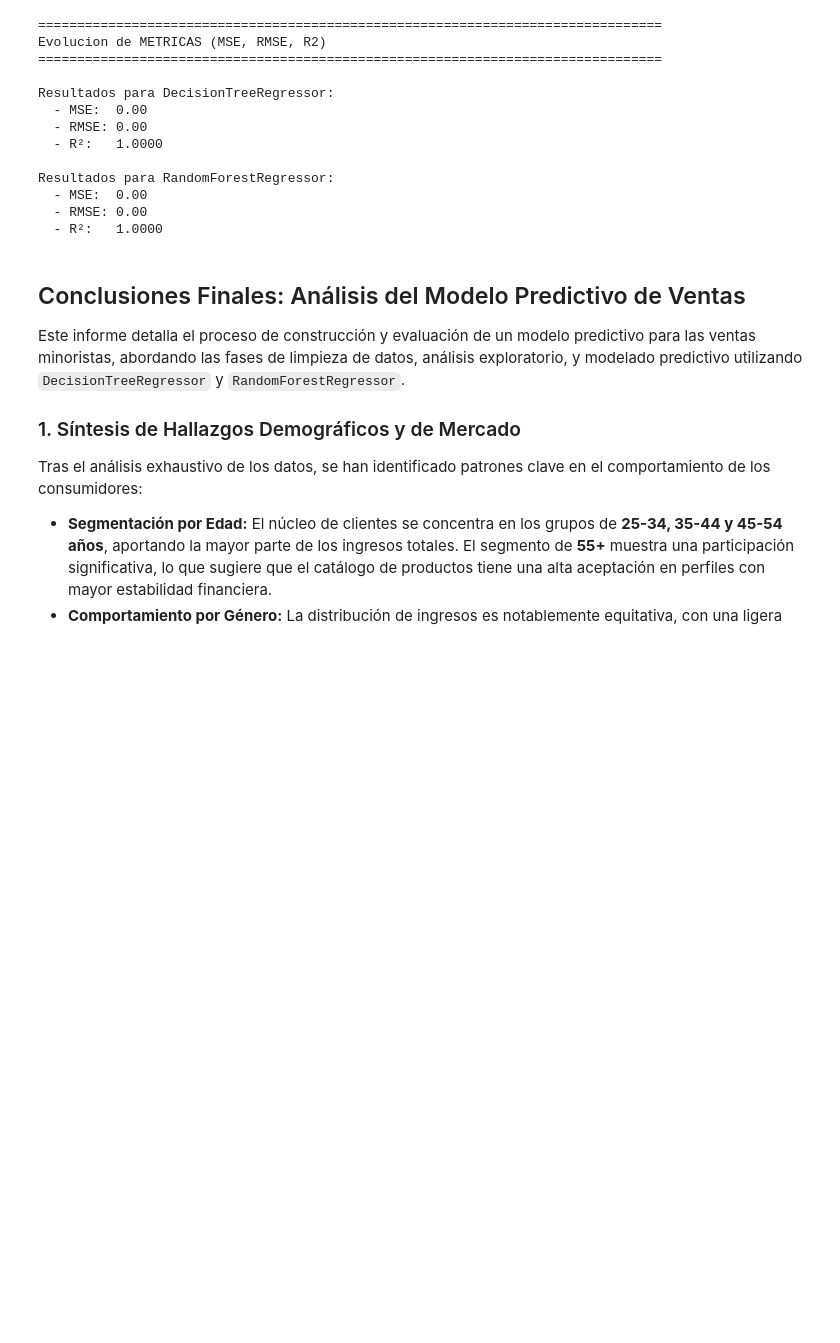
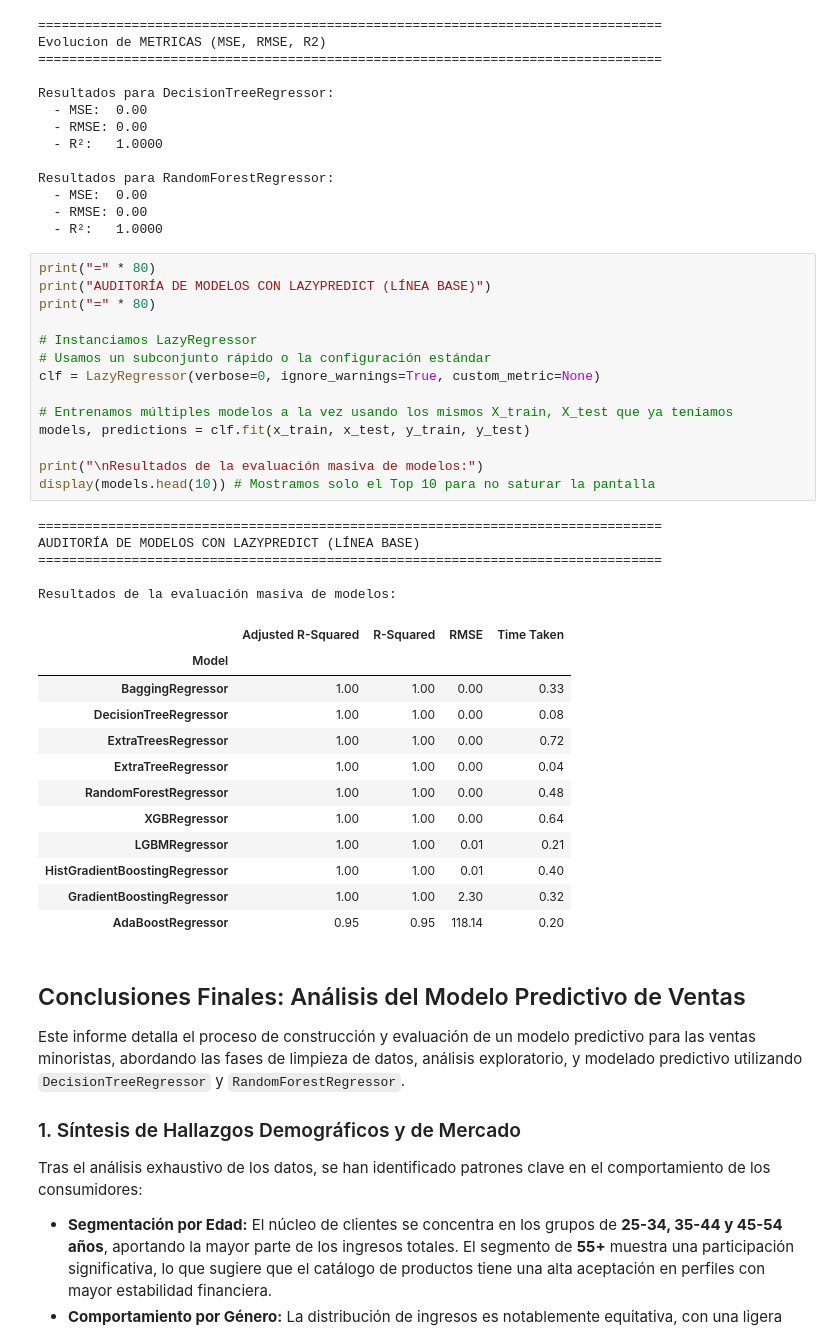
Before and after one commit to Kuoz2/An-lisis_y_Predicci-n, a Jupyter notebook: FinalExamen.ipynb, the cells around one changed output. Cells and saved outputs as stored; diff of their text form; blank space fills up the shorter version.

```diff
--- a/FinalExamen.ipynb
+++ b/FinalExamen.ipynb
@@ -854,6 +857,38 @@ Resultados para RandomForestRegressor:
   - MSE:  0.00
   - RMSE: 0.00
   - R²:   1.0000
+# %%
+print("=" * 80)
+print("AUDITORÍA DE MODELOS CON LAZYPREDICT (LÍNEA BASE)")
+print("=" * 80)
+
+# Instanciamos LazyRegressor
+# Usamos un subconjunto rápido o la configuración estándar
+clf = LazyRegressor(verbose=0, ignore_warnings=True, custom_metric=None)
+
+# Entrenamos múltiples modelos a la vez usando los mismos X_train, X_test que ya teníamos
+models, predictions = clf.fit(x_train, x_test, y_train, y_test)
+
+print("\nResultados de la evaluación masiva de modelos:")
+display(models.head(10)) # Mostramos solo el Top 10 para no saturar la pantalla
+# %% [output]
+================================================================================
+AUDITORÍA DE MODELOS CON LAZYPREDICT (LÍNEA BASE)
+================================================================================
+
+Resultados de la evaluación masiva de modelos:
+|  | Adjusted R-Squared | R-Squared | RMSE | Time Taken |
+| Model |  |  |  |  |
+| BaggingRegressor | 1.00 | 1.00 | 0.00 | 0.33 |
+| DecisionTreeRegressor | 1.00 | 1.00 | 0.00 | 0.08 |
+| ExtraTreesRegressor | 1.00 | 1.00 | 0.00 | 0.72 |
+| ExtraTreeRegressor | 1.00 | 1.00 | 0.00 | 0.04 |
+| RandomForestRegressor | 1.00 | 1.00 | 0.00 | 0.48 |
+| XGBRegressor | 1.00 | 1.00 | 0.00 | 0.64 |
+| LGBMRegressor | 1.00 | 1.00 | 0.01 | 0.21 |
+| HistGradientBoostingRegressor | 1.00 | 1.00 | 0.01 | 0.40 |
+| GradientBoostingRegressor | 1.00 | 1.00 | 2.30 | 0.32 |
+| AdaBoostRegressor | 0.95 | 0.95 | 118.14 | 0.20 |
 # %% [markdown]
 ## Conclusiones Finales: Análisis del Modelo Predictivo de Ventas
 
```
Also changed, not shown: parts of 2 cells of this notebook.
